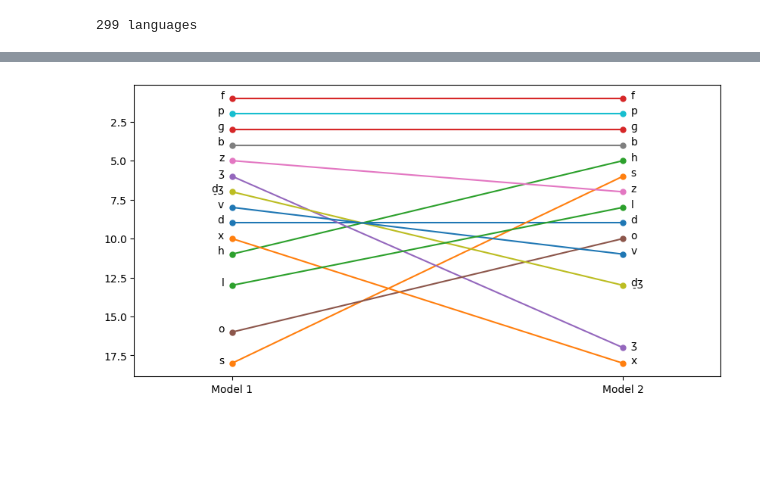
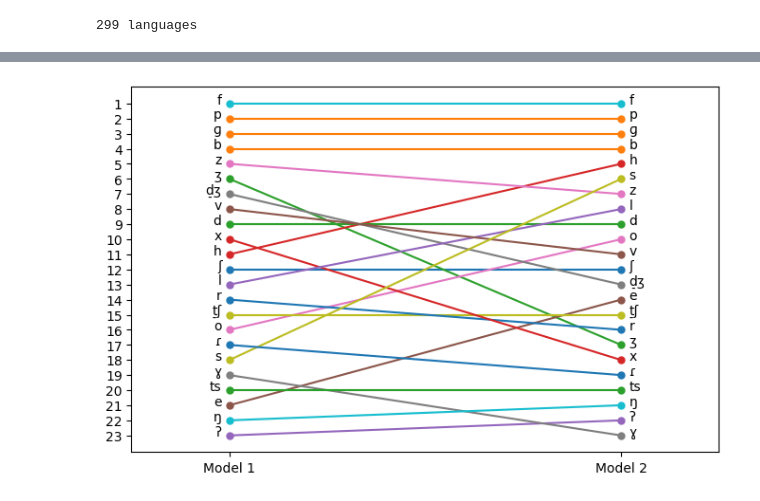
Before and after one commit to segbo-db/borrowability_paper, a Jupyter notebook: neighbor-graph_model/A language-graph-based model of segment borrowing.ipynb, the cells around one changed output, grey strips where cells are left out. Cells and saved outputs as stored; diff of their text form; code cells hidden in the pictures; blank space fills up the shorter version.

```diff
--- a/neighbor-graph_model/A language-graph-based model of segment borrowing.ipynb
+++ b/neighbor-graph_model/A language-graph-based model of segment borrowing.ipynb
@@ -266,7 +264,7 @@ for segment in borrowing_langs:
 # %%
 model2 = pd.DataFrame(borrowability_dict)
 # %%
-model1 = pd.read_csv('../probablistic_model/model_1_borrowability_laplace.csv')
+model1 = pd.read_csv('../probablistic_model/model_1_borrowability.csv')
 # %%
 # Exclude rare segments
 (
@@ -321,15 +289,20 @@ segments_for_analysis = set(list(model1_top) + list(model2_top))
+# %%
+# Make sure that only segments covered by both models are included.
+segments_for_analysis = set.intersection(set(model1.Segment), set(model2.Segment))
 # %%
-plt.figure(figsize=(10,5))
+plt.figure(figsize=(8,5))
 plt.gca().invert_yaxis()
 for segment in segments_for_analysis:
     tmp = both_models.loc[both_models.Segment == segment]
     plt.plot(tmp.Model, tmp.Rank, marker='o', markersize=5)
     # end label
     plt.text(1.02, tmp.Rank.values[1], segment)
     # start label
     plt.text(-0.02, tmp.Rank.values[0], segment, ha='right')
 _ = plt.xticks([0, 1], ['Model 1', 'Model 2'])
+_ = plt.yticks(list(range(1, 24)))
 plt.xlim(-0.25, 1.25)
+plt.savefig('model_1_2_comparison_chart.pdf')
 plt.show()
 # %% [output]
-[figure, old version]
+[figure, new version]
```
Also changed, not shown: parts of 7 cells of this notebook, 8 other files.
